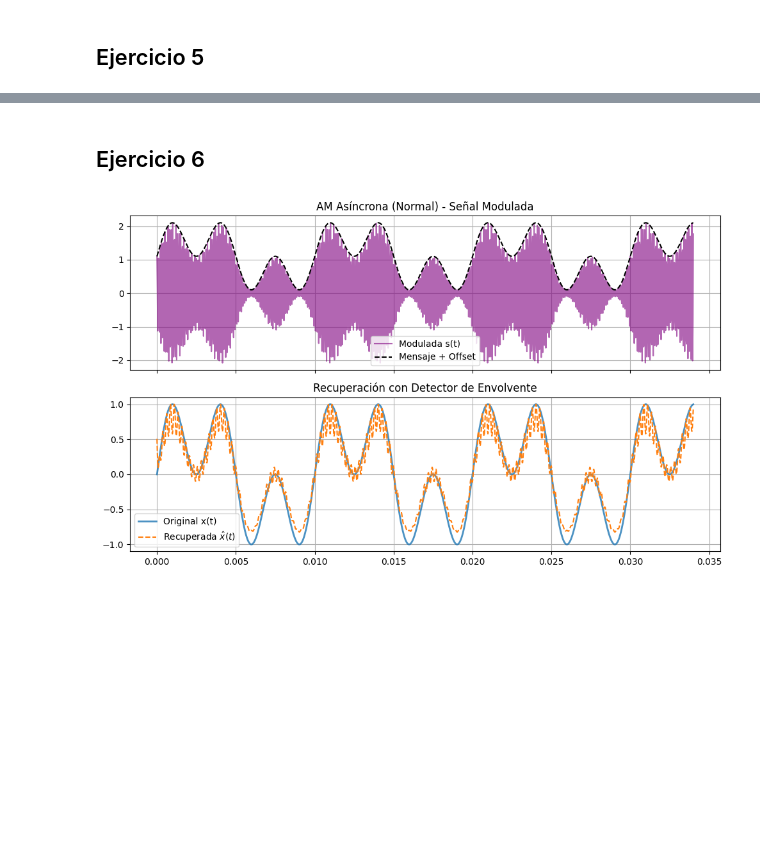
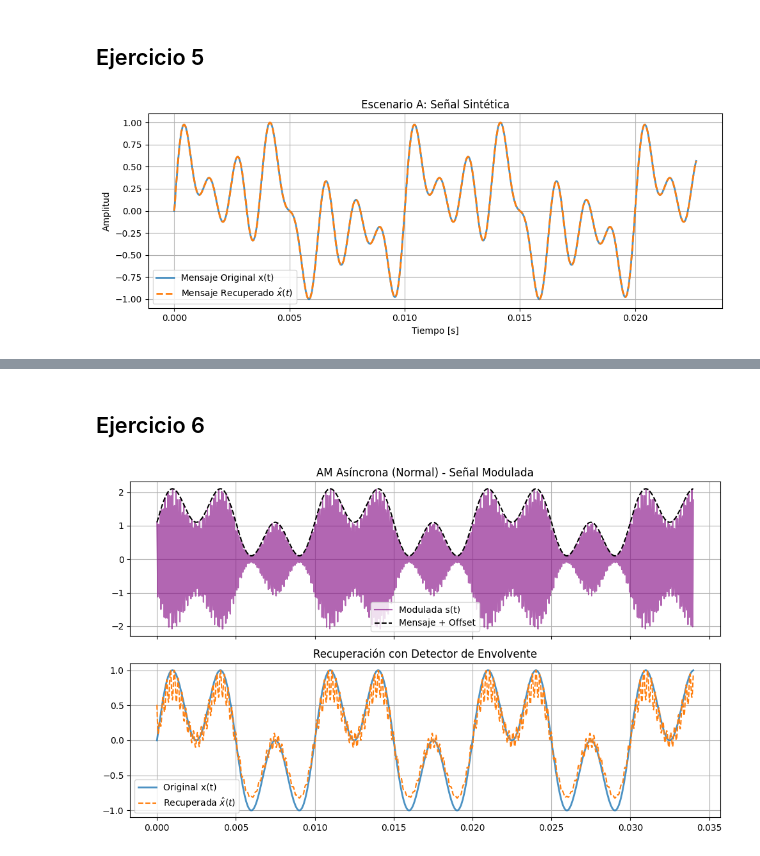
Before and after one commit to s4nt1lu1/pds, a Jupyter notebook: TP5/TP5.ipynb, the cells around one changed output, grey strips where cells are left out. Saved outputs shown, nothing was run; the diff lists cells and outputs as text; code cells hidden in the pictures; blank space fills up the shorter version.

```diff
--- a/TP5/TP5.ipynb
+++ b/TP5/TP5.ipynb
@@ -273,119 +273,81 @@ import numpy as np
 import matplotlib.pyplot as plt
 from scipy.signal import butter, filtfilt
 import soundfile as sf
+import librosa
 import os
 
 # ==========================================
 # a. Función de AM Síncrona (DSB-SC)
 # ==========================================
 def am_sincrona(x, fs, fc):
-    # Vector de tiempo
     t = np.arange(len(x)) / fs
-
-    # 1) Generar la señal modulada (Transmisor)
+    # 1) Transmisor
     portadora = np.cos(2 * np.pi * fc * t)
     s_t = x * portadora
-
-    # 2) Simular recepción síncrona (Receptor)
-    # Multiplicamos la señal recibida nuevamente por el oscilador local
+    # 2) Receptor
     r_t = s_t * portadora
-
     # 3) Filtro Pasa Bajos de fase cero
-    # Frecuencia de Nyquist
     nyq = 0.5 * fs
-
-    # Al multiplicar por cos^2(wt), se generan componentes en banda base y en 2*fc.
-    # Necesitamos filtrar la componente en 2*fc.
-    # Elegimos una frecuencia de corte justo por debajo de la portadora.
     f_corte = fc * 0.8
     normal_cutoff = f_corte / nyq
 
-    # Diseño del filtro Butterworth de orden 5
     b, a = butter(5, normal_cutoff, btype='low', analog=False)
-
-    # Aplicamos filtfilt para que sea de fase cero (filtra hacia adelante y hacia atrás)
     x_hat = filtfilt(b, a, r_t)
 
-    # Compensación de ganancia:
-    # Matemáticamente, cos^2(a) = 0.5 + 0.5*cos(2a).
-    # El filtro elimina el cos(2a), dejando la señal multiplicada por 0.5.
+    # Compensación de ganancia teórica
     x_hat = x_hat * 2.0
 
     return s_t, x_hat
 
-# ==========================================
-# Funciones auxiliares para graficar
-# ==========================================
 def plot_senales(t, x_original, x_recuperada, titulo, muestras=500):
     plt.figure(figsize=(10, 4))
     plt.plot(t[:muestras], x_original[:muestras], label='Mensaje Original x(t)', alpha=0.8, linewidth=2)
-    plt.plot(t[:muestras], x_recuperada[:muestras], label='Mensaje Recuperado $\hat{x}(t)$', linestyle='--', linewidth=2)
+    plt.plot(t[:muestras], x_recuperada[:muestras], label=r'Mensaje Recuperado $\hat{x}(t)$', linestyle='--', linewidth=2)
     plt.title(titulo)
     plt.xlabel('Tiempo [s]')
     plt.ylabel('Amplitud')
     plt.legend()
     plt.grid(True)
     plt.tight_layout()
     plt.show()
 
-# ==========================================
-# b y c. Escenarios de Prueba
-# ==========================================
+if __name__ == "__main__":
+    # --- A: Señal Sintética ---
+    fs_A = 44100
+    t_A = np.arange(0, 1.0, 1/fs_A)
 
-if __name__ == "__main__":
-    # --- ESCENARIO A: Señal Sintética ---
-    print("Procesando Escenario A...")
-    fs_A = 44100 # Frecuencia de muestreo estándar
-    t_A = np.arange(0, 1.0, 1/fs_A) # 1 segundo de simulación
-
-    # Suma de 4 senoidales: 100, 300, 500 y 800 Hz
     x_A = (np.sin(2 * np.pi * 100 * t_A) +
            np.sin(2 * np.pi * 300 * t_A) +
            np.sin(2 * np.pi * 500 * t_A) +
            np.sin(2 * np.pi * 800 * t_A))
-    x_A = x_A / np.max(np.abs(x_A)) # Normalizamos a rango [-1, 1]
-
-    # Elegimos una fc mayor a la máxima frecuencia del mensaje (800 Hz) para evitar aliasing.
+    x_A = x_A / np.max(np.abs(x_A))
     fc_A = 10000
 
     s_A, x_hat_A = am_sincrona(x_A, fs_A, fc_A)
     plot_senales(t_A, x_A, x_hat_A, 'Escenario A: Señal Sintética', muestras=1000)
 
-    # --- ESCENARIOS B y C: Archivos de Audio ---
-    # Nota: Asegurate de tener los archivos "audio1.mp3" y "audio2.mp3" (o .wav) en la misma carpeta.
-    # soundfile lee .wav o .flac nativamente. Si tenés estrictamente .mp3, podés usar 'librosa'
-    # o convertir los archivos previamente. Asumiremos que tenés archivos legibles por soundfile (.wav).
+    # --- B y C: Archivos de Audio ---
+    archivos = {'B': 'audio1.mp3', 'C': 'audio2.mp3'}
 
-    archivos = {'B': 'audio1.wav', 'C': 'audio2.wav'}
+    # Frecuencia portadora corregida para evitar aliasing en fs = 44100 Hz
+    fc_audio = 8000
 
     for escenario, archivo in archivos.items():
         if os.path.exists(archivo):
-            print(f"Procesando Escenario {escenario} ({archivo})...")
-            # Leemos el audio
-            x_audio, fs_audio = sf.read(archivo)
-
-            # Si el audio es estéreo (2 canales), nos quedamos solo con uno para simplificar
-            if len(x_audio.shape) > 1:
-                x_audio = x_audio[:, 0]
-
-            # El ancho de banda de voz/música puede llegar a 15-20kHz.
-            # fs suele ser 44100 o 48000.
-            # Necesitamos sobremuestrear (resample) si queremos una portadora muy alta,
-            # pero para simular, si fs=44100, podemos usar una fc = 15000 Hz.
-            fc_audio = 15000
-
-            # Aplicamos la modulación/demodulación
+            x_audio, fs_audio = librosa.load(archivo, sr=None, mono=True)
+            # Procesamiento AM
             s_audio, x_hat_audio = am_sincrona(x_audio, fs_audio, fc_audio)
 
-            # Graficamos un segmento (ej: 0.05 segundos)
+            # Graficación de ventana temporal controlada
             t_audio = np.arange(len(x_audio)) / fs_audio
-            muestras_plot = int(fs_audio * 0.05)
-            plot_senales(t_audio, x_audio, x_hat_audio, f'Escenario {escenario}: {archivo}', muestras=muestras_plot)
+            muestras_plot = int(fs_audio * 12)
+            plot_senales(t_audio, x_audio, x_hat_audio, f'Escenario {escenario}: {archivo} (Corregido)', muestras=muestras_plot)
 
-            # Exportamos el archivo recuperado para comprobar que no se perdió info
+            # Exportación
             archivo_salida = f"{archivo.split('.')[0]}_recuperado.wav"
             sf.write(archivo_salida, x_hat_audio, fs_audio)
-            print(f"Archivo exportado: {archivo_salida}")
+            print(f"Archivo exportado sin distorsión: {archivo_salida}")
         else:
-            print(f"[{escenario}] No se encontró el archivo '{archivo}'. Asegurate de colocarlo en el directorio.")
+            print(f"[{escenario}] Archivo '{archivo}' no localizado.")
 # %% [output]
+[figure]
```
Also changed, not shown: parts of 4 cells of this notebook, 6 other files.
